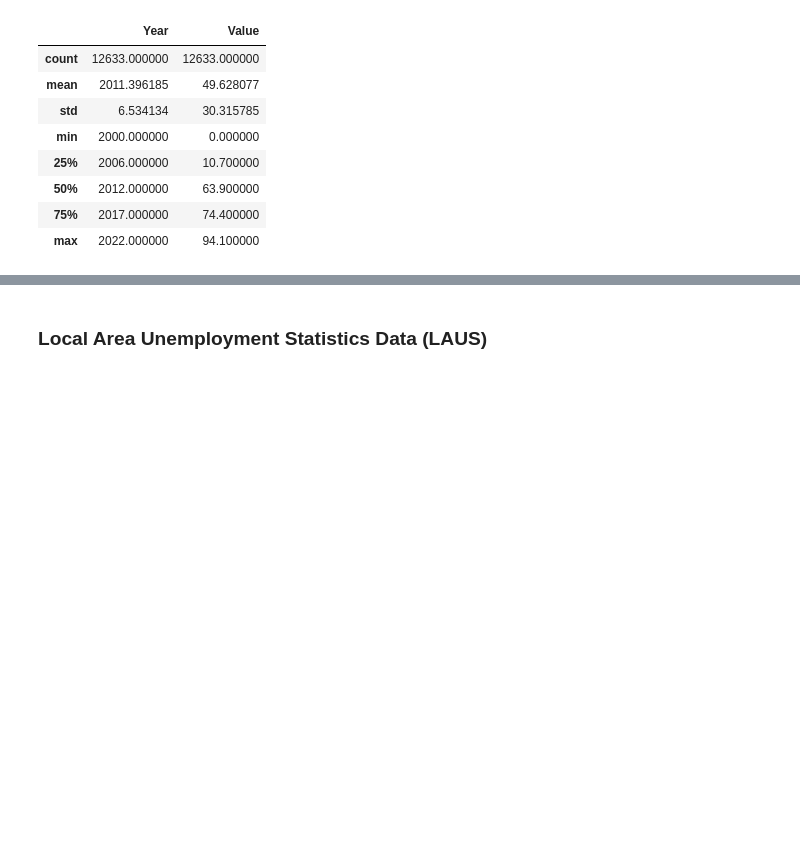
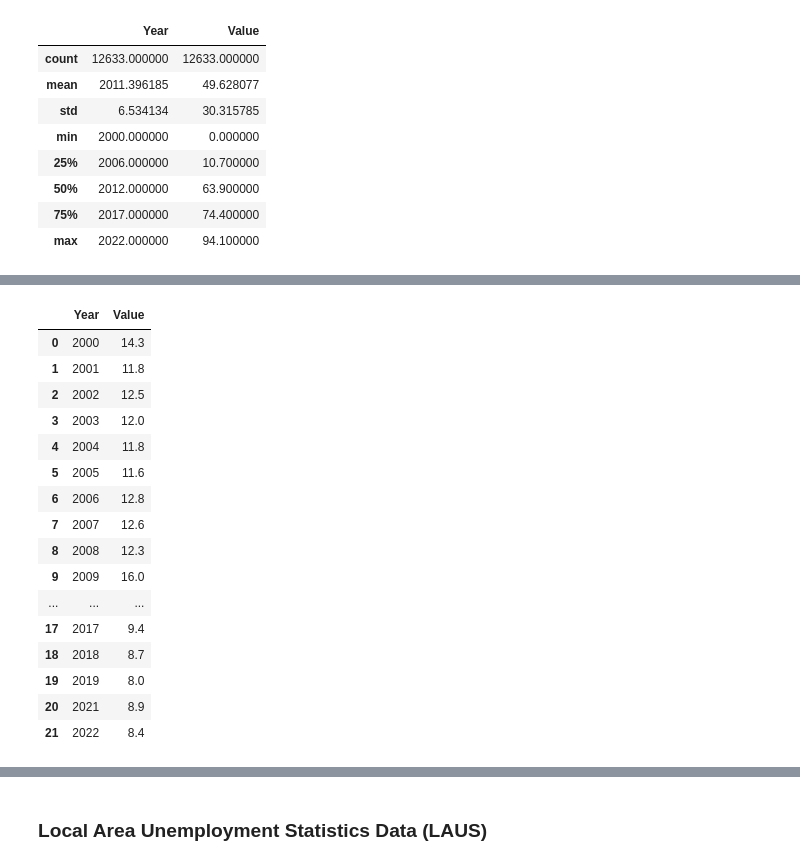
Before and after one commit to Kiirandeep/Capstone, a Jupyter notebook: Script/unemployment_kiran1.ipynb, the cells around one changed output, grey strips where cells are left out. Cells and saved outputs as stored; diff of their text form; code cells hidden in the pictures; blank space fills up the shorter version.

```diff
--- a/Script/unemployment_kiran1.ipynb
+++ b/Script/unemployment_kiran1.ipynb
@@ -67,0 +157,24 @@ plt.plot(oecd_all1['Year'],oecd_all1['Value' == 2012])
+# %%
+oecd_uk = oecd_all1.loc[oecd_all1.Country == 'United Kingdom']
+oecd_uk = oecd_uk.loc[(oecd_uk.Rate== 'Unemployment rate') & (oecd_uk.Gender == 'Total')].reset_index(drop = True)
+
+oecd_uk = oecd_uk.groupby('Year')['Value'].sum().to_frame().reset_index()
+oecd_uk
+# %% [output]
+|  | Year | Value |
+| 0 | 2000 | 14.3 |
+| 1 | 2001 | 11.8 |
+| 2 | 2002 | 12.5 |
+| 3 | 2003 | 12.0 |
+| 4 | 2004 | 11.8 |
+| 5 | 2005 | 11.6 |
+| 6 | 2006 | 12.8 |
+| 7 | 2007 | 12.6 |
+| 8 | 2008 | 12.3 |
+| 9 | 2009 | 16.0 |
+| ... | ... | ... |
+| 17 | 2017 | 9.4 |
+| 18 | 2018 | 8.7 |
+| 19 | 2019 | 8.0 |
+| 20 | 2021 | 8.9 |
+| 21 | 2022 | 8.4 |
```
Also changed, not shown: parts of 30 cells of this notebook.
